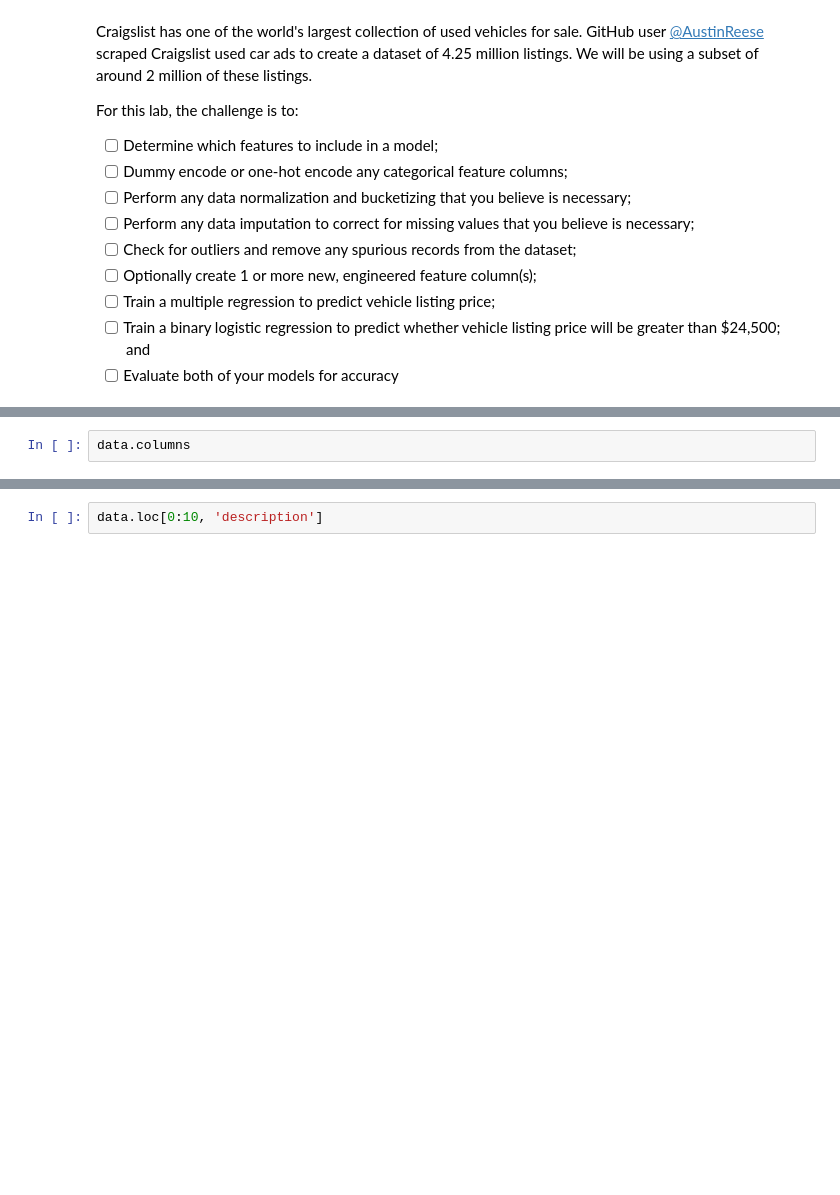
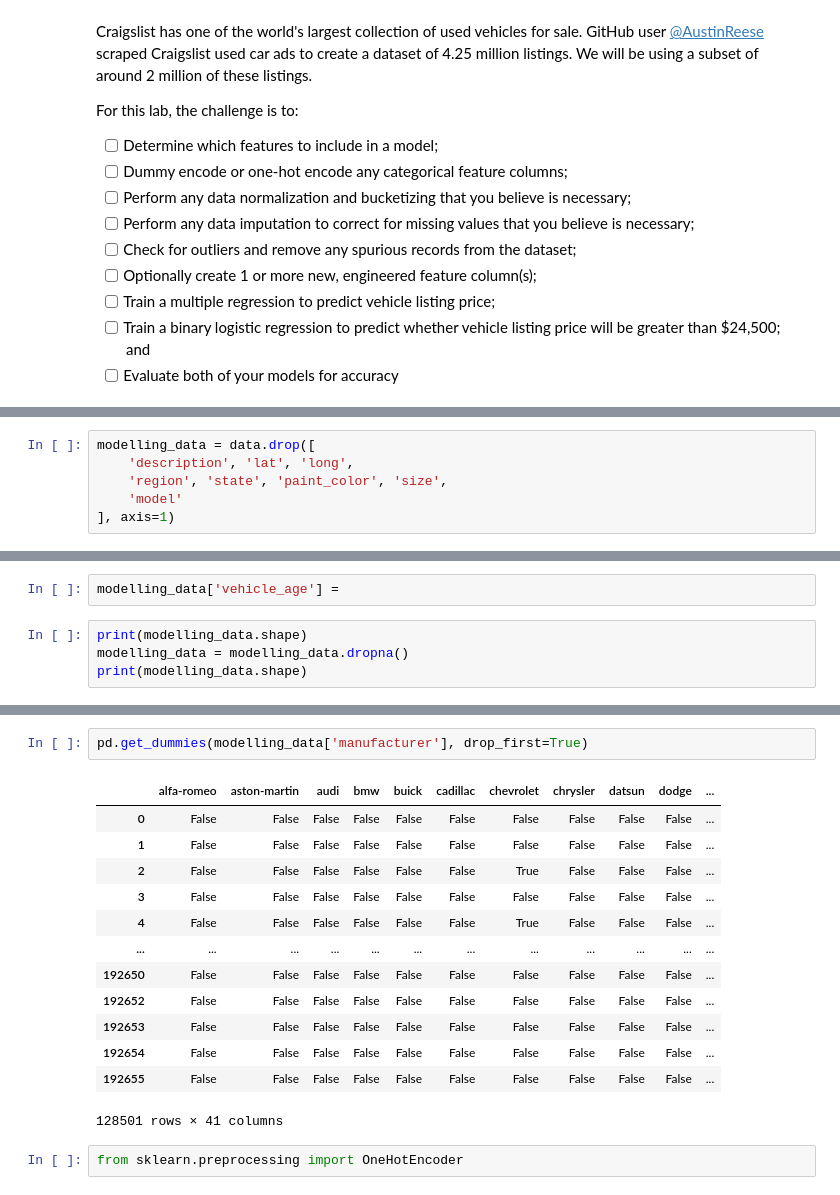
Before and after one commit to wetherc/data-3000, a Jupyter notebook: labs/03_linear-models.ipynb, the cells around one changed output, grey strips where cells are left out. Saved outputs shown, nothing was run; the diff lists cells and outputs as text; blank space fills up the shorter version.

```diff
--- a/labs/03_linear-models.ipynb
+++ b/labs/03_linear-models.ipynb
@@ -247,2 +258,6 @@ data.head()
 # %%
-data.columns
+modelling_data = data.drop([
+    'description', 'lat', 'long',
+    'region', 'state', 'paint_color', 'size',
+    'model'
+], axis=1)
@@ -248,0 +280,6 @@ data.columns
+# %%
+modelling_data['vehicle_age'] =
+# %%
+print(modelling_data.shape)
+modelling_data = modelling_data.dropna()
+print(modelling_data.shape)
@@ -249,2 +300,18 @@ data.columns
+# %%
+pd.get_dummies(modelling_data['manufacturer'], drop_first=True)
+# %% [output]
+|  | alfa-romeo | aston-martin | audi | bmw | buick | cadillac | chevrolet | chrysler | datsun | dodge | ... |
+| 0 | False | False | False | False | False | False | False | False | False | False | ... |
+| 1 | False | False | False | False | False | False | False | False | False | False | ... |
+| 2 | False | False | False | False | False | False | True | False | False | False | ... |
+| 3 | False | False | False | False | False | False | False | False | False | False | ... |
+| 4 | False | False | False | False | False | False | True | False | False | False | ... |
+| ... | ... | ... | ... | ... | ... | ... | ... | ... | ... | ... | ... |
+| 192650 | False | False | False | False | False | False | False | False | False | False | ... |
+| 192652 | False | False | False | False | False | False | False | False | False | False | ... |
+| 192653 | False | False | False | False | False | False | False | False | False | False | ... |
+| 192654 | False | False | False | False | False | False | False | False | False | False | ... |
+| 192655 | False | False | False | False | False | False | False | False | False | False | ... |
+128501 rows × 41 columns
 # %%
-data.loc[0:10, 'description']
+from sklearn.preprocessing import OneHotEncoder
```
Also changed, not shown: parts of 8 cells of this notebook.
